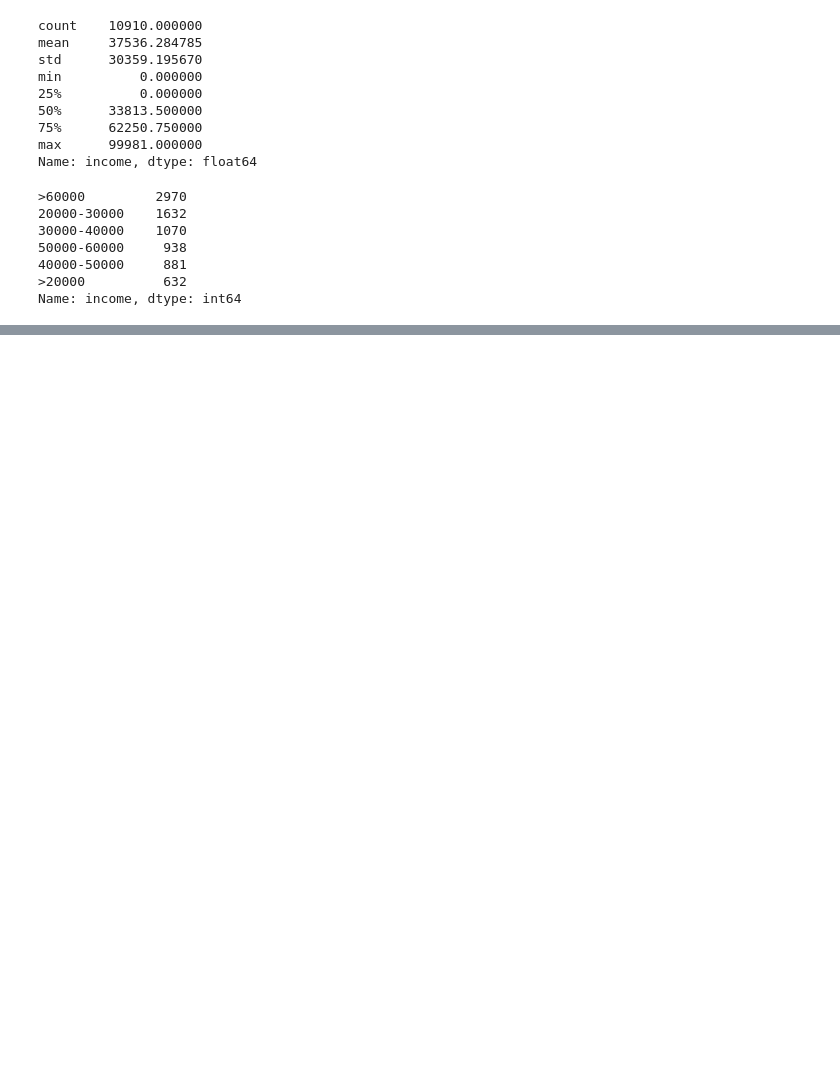
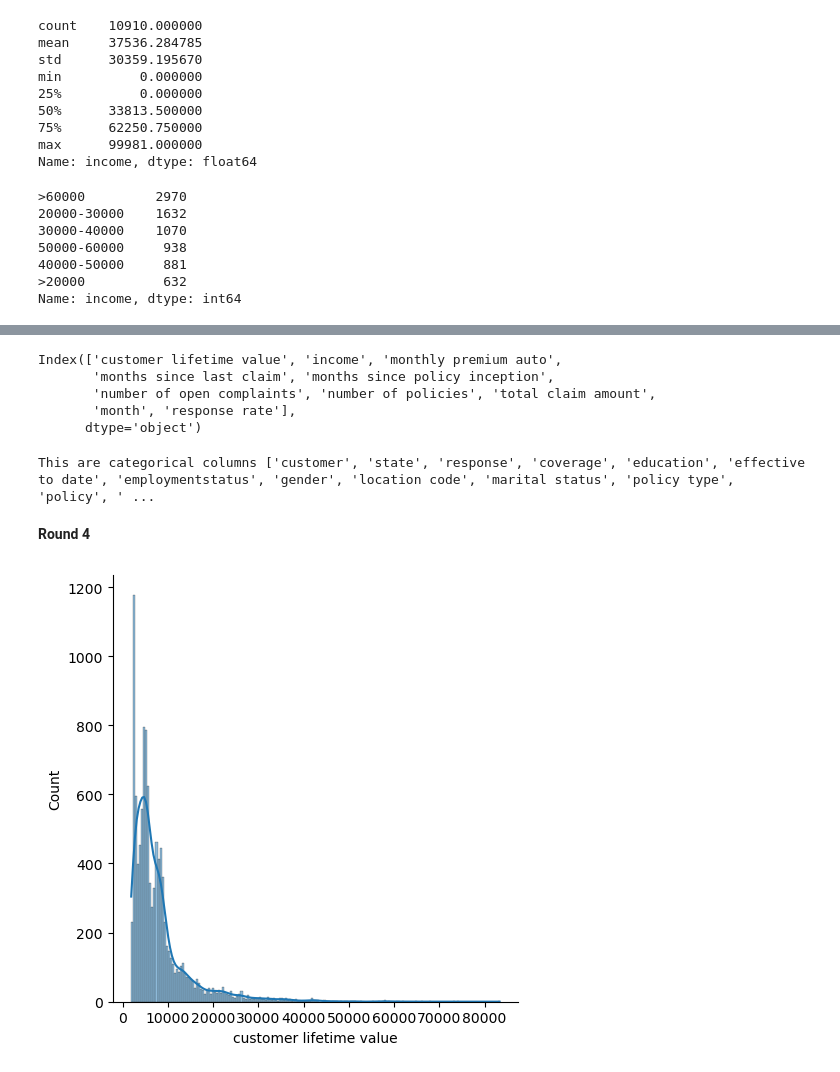
Before and after one commit to GorkaOu/lab-customer-analysis-round-2, a Jupyter notebook: files_for_lab/csv_files/Lab1 Round2.ipynb, the cells around one changed output, grey strips where cells are left out. Drawn from its saved outputs; the diff is of its cells as text; code cells hidden in the pictures; blank space fills up the shorter version.

Commit message:
Round 5

```diff
--- a/files_for_lab/csv_files/Lab1 Round2.ipynb
+++ b/files_for_lab/csv_files/Lab1 Round2.ipynb
@@ -473,0 +476,16 @@ sns.barplot(x="income by range", y="response rate", data=file1)
+# %%
+# # Check the data types of the columns. Get the numeric data into dataframe called numerical and categorical columns in a dataframe called categoricals. (You can use np.number and np.object to select the numerical data types and categorical data types respectively)
+numerical = file1.select_dtypes(include = np.number)
+numerical.columns
+# %% [output]
+Index(['customer lifetime value', 'income', 'monthly premium auto',
+       'months since last claim', 'months since policy inception',
+       'number of open complaints', 'number of policies', 'total claim amount',
+       'month', 'response rate'],
+      dtype='object')
+# %%
+print ("This are categorical columns",categoricals)
+# %% [output]
+This are categorical columns ['customer', 'state', 'response', 'coverage', 'education', 'effective to date', 'employmentstatus', 'gender', 'location code', 'marital status', 'policy type', 'policy', ' ...
+# %% [markdown]
+**Round 4**
@@ -473,0 +498,5 @@ sns.barplot(x="income by range", y="response rate", data=file1)
+# %%
+sns.displot(data=numerical, x="customer lifetime value", kde=True)
+plt.show()
+# %% [output]
+[figure, added]
```
Also changed, not shown: parts of 34 cells of this notebook.
